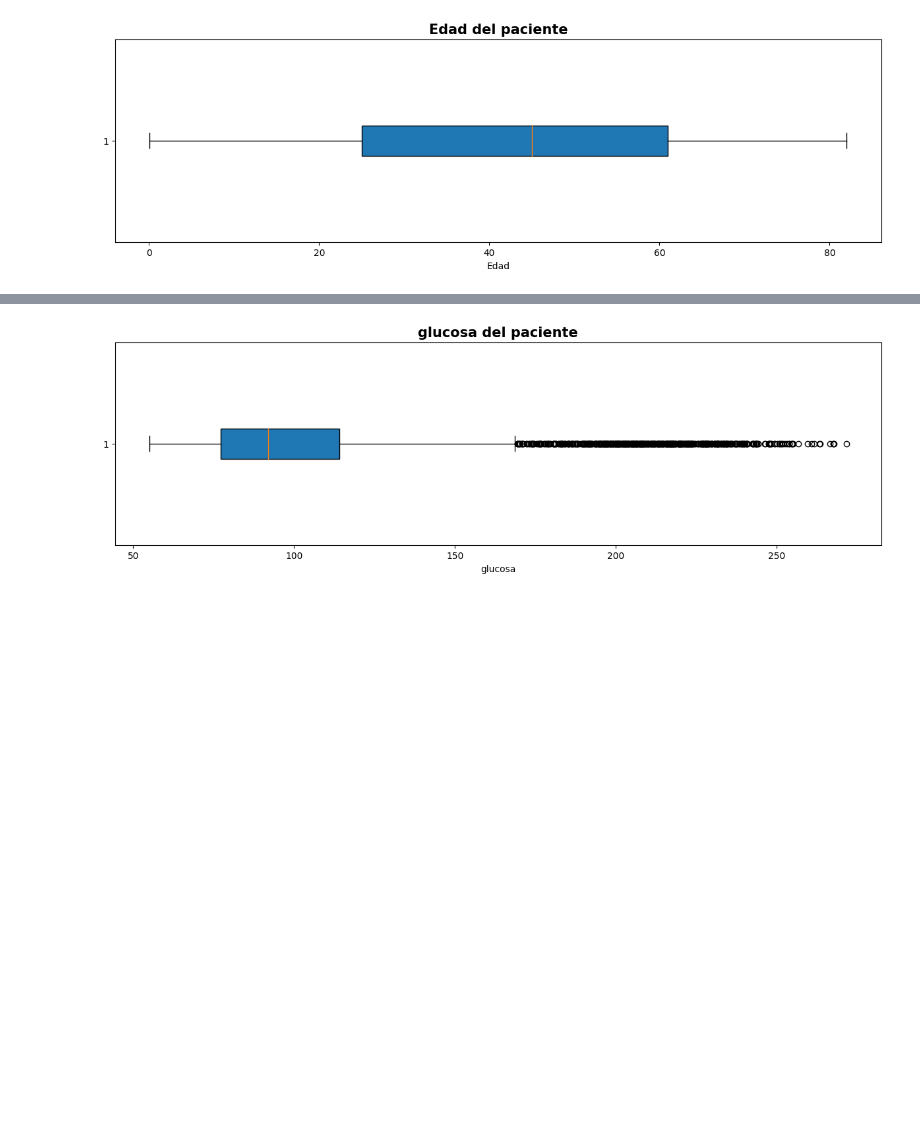
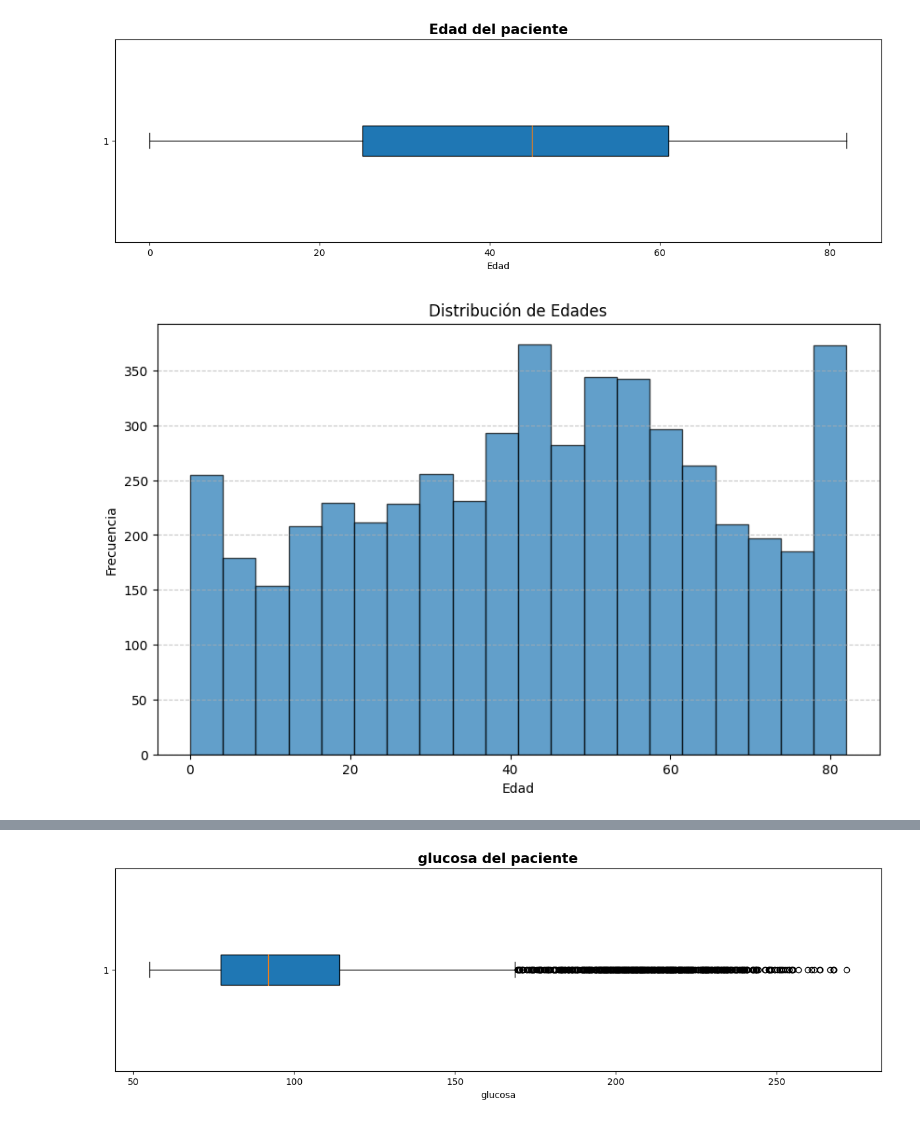
Before and after one commit to galettomatias/DS_GALETTO, a Jupyter notebook: DS_GALETTO.ipynb, the cells around one changed output, grey strips where cells are left out. Cells and saved outputs as stored; diff of their text form; code cells hidden in the pictures; blank space fills up the shorter version.

```diff
--- a/DS_GALETTO.ipynb
+++ b/DS_GALETTO.ipynb
@@ -82,0 +100,13 @@ memory usage: 479.2+ KB
+# %%
+#Como a la edad (age) la toma como float64 es porque hay valores con decimales, vamos a transforar los valores a enteros
+# Redondear las edades al entero más cercano
+df_healtcare['age'] = df_healtcare['age'].round().astype(int)
+
+# Convertir columnas categóricas a tipo 'category'
+categorical_columns = ['gender', 'ever_married', 'work_type', 'Residence_type', 'smoking_status', 'stroke']
+for col in categorical_columns:
+    df_healtcare[col] = df_healtcare[col].astype('category')
+
+
+# Imprimir el DataFrame modificado
+df_healtcare.info()
@@ -118,3 +177,10 @@ bmi                  201
 smoking_status         0
 stroke                 0
 dtype: int64
+# %%
+#CAMBIAR DATOS FALTANTE DE LA COLUMNA BMI POR LA MEDIA
+# Calcular la media de columna BMI
+mean_bmi = df_healtcare['bmi'].mean()
+
+df_healtcare['bmi'].fillna(mean_bmi, inplace=True)
+df_healtcare
@@ -128,6 +225,19 @@ ax.set_xlabel('Edad')
 plt.show()
 # %% [output]
 [figure]
+# %%
+# Crear un histograma de la columna 'age'
+plt.figure(figsize=(10, 6))
+plt.hist(df_healtcare['age'].dropna(), bins=20, edgecolor='black', alpha=0.7)
+plt.title('Distribución de Edades')
+plt.xlabel('Edad')
+plt.ylabel('Frecuencia')
+plt.grid(axis='y', linestyle='--', alpha=0.7)
+
+# Mostrar el histograma
+plt.show()
+# %% [output]
+[figure, added]
 # %%
 #Para corroborar los valores calculo la mediana, el valor minimo y maximo
 median_age= df_healtcare['age'].median().round(1)
```
Also changed, not shown: parts of 13 cells of this notebook.
